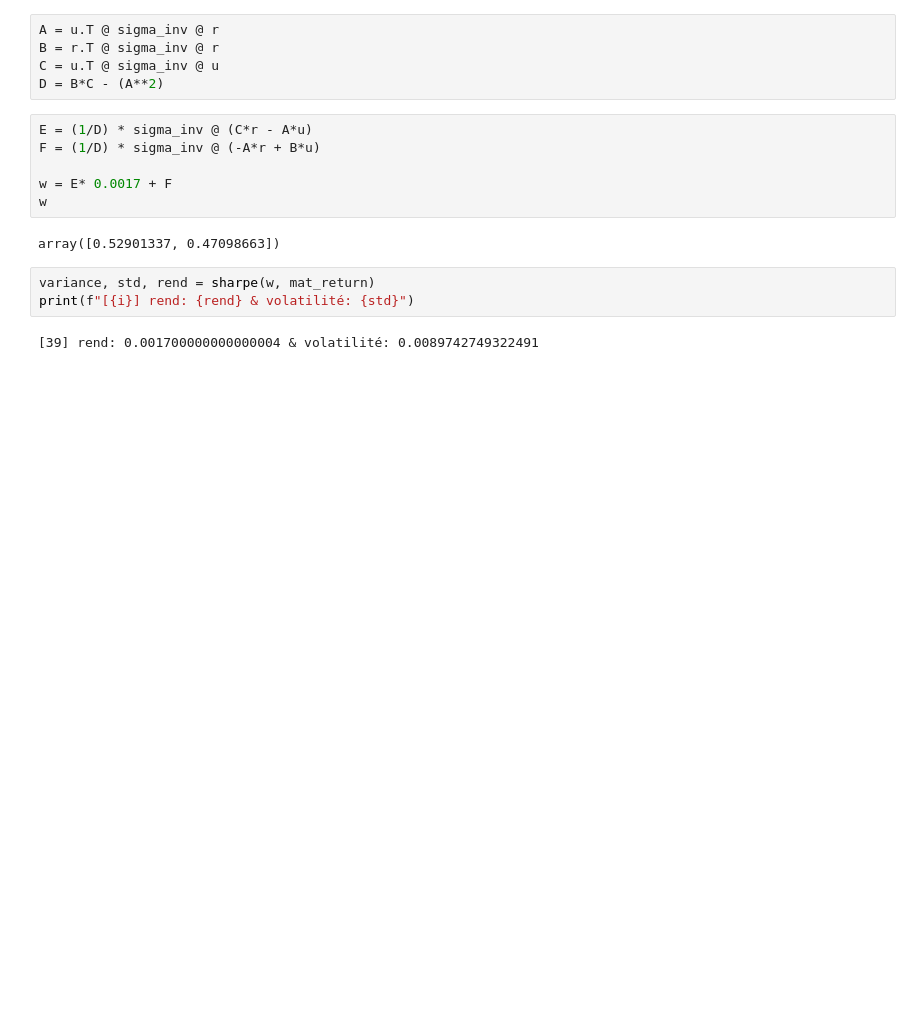
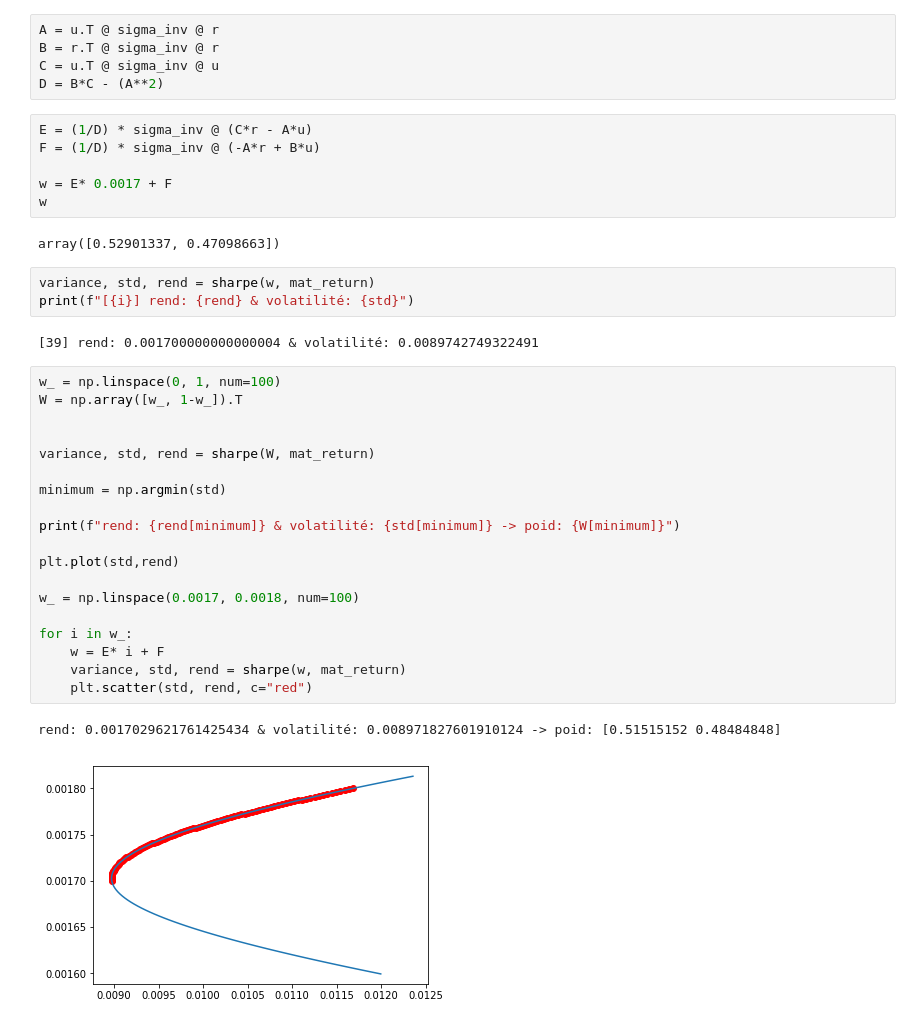
Before and after one commit to landEpita/Dolphin, a Jupyter notebook: Optimisation_Markowitz.ipynb, the cells around one changed output. Drawn from its saved outputs; the diff is of its cells as text; blank space fills up the shorter version.

```diff
--- a/Optimisation_Markowitz.ipynb
+++ b/Optimisation_Markowitz.ipynb
@@ -468,3 +468,25 @@ variance, std, rend = sharpe(w, mat_return)
 print(f"[{i}] rend: {rend} & volatilité: {std}")
 # %% [output]
 [39] rend: 0.001700000000000004 & volatilité: 0.0089742749322491
+# %%
+w_ = np.linspace(0, 1, num=100)
+W = np.array([w_, 1-w_]).T
+
+
+variance, std, rend = sharpe(W, mat_return)
+
+minimum = np.argmin(std)
+
+print(f"rend: {rend[minimum]} & volatilité: {std[minimum]} -> poid: {W[minimum]}")
+
+plt.plot(std,rend)
+
+w_ = np.linspace(0.0017, 0.0018, num=100)
+
+for i in w_:
+    w = E* i + F
+    variance, std, rend = sharpe(w, mat_return)
+    plt.scatter(std, rend, c="red")
+# %% [output]
+rend: 0.0017029621761425434 & volatilité: 0.008971827601910124 -> poid: [0.51515152 0.48484848]
+[figure, added]
```
